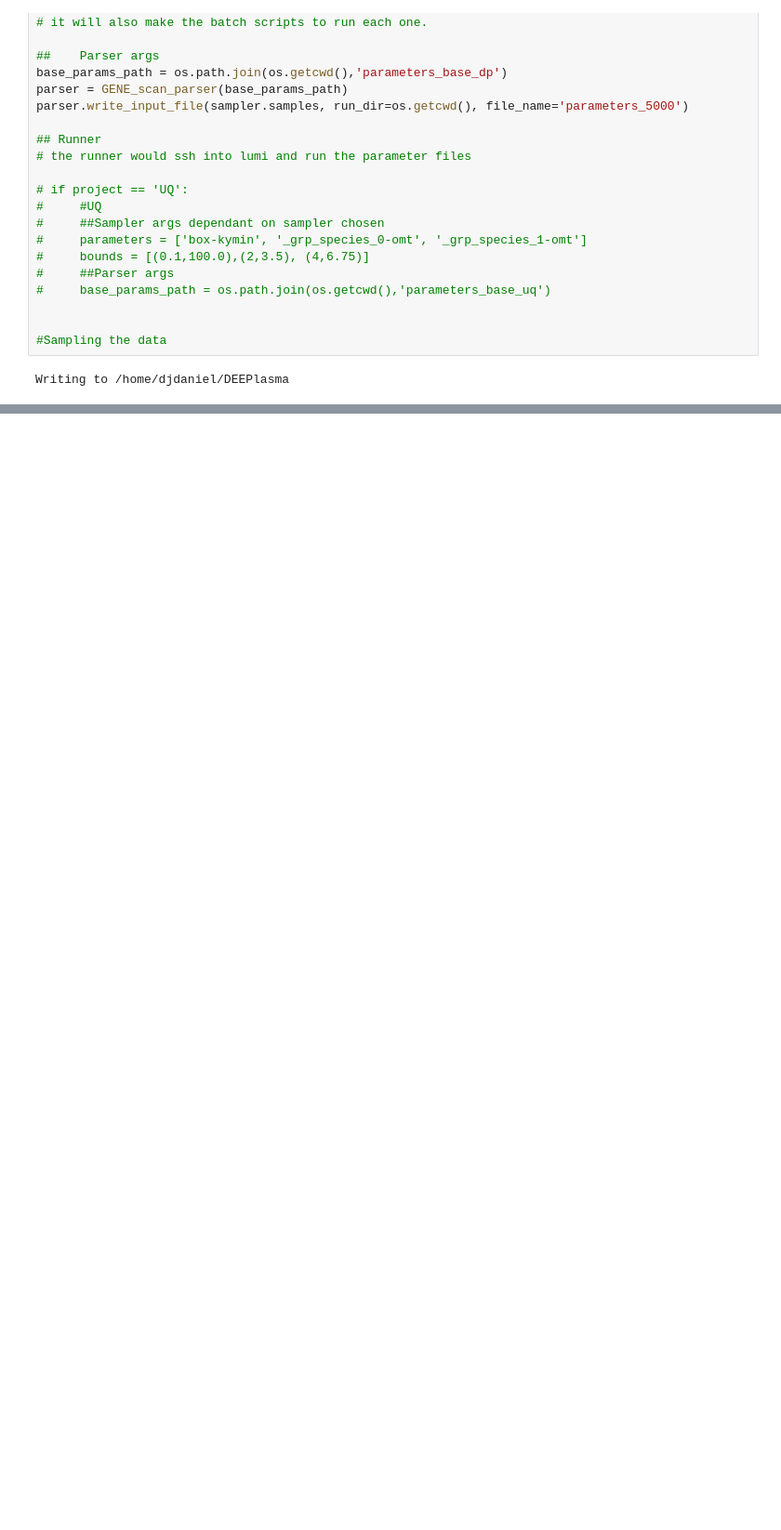
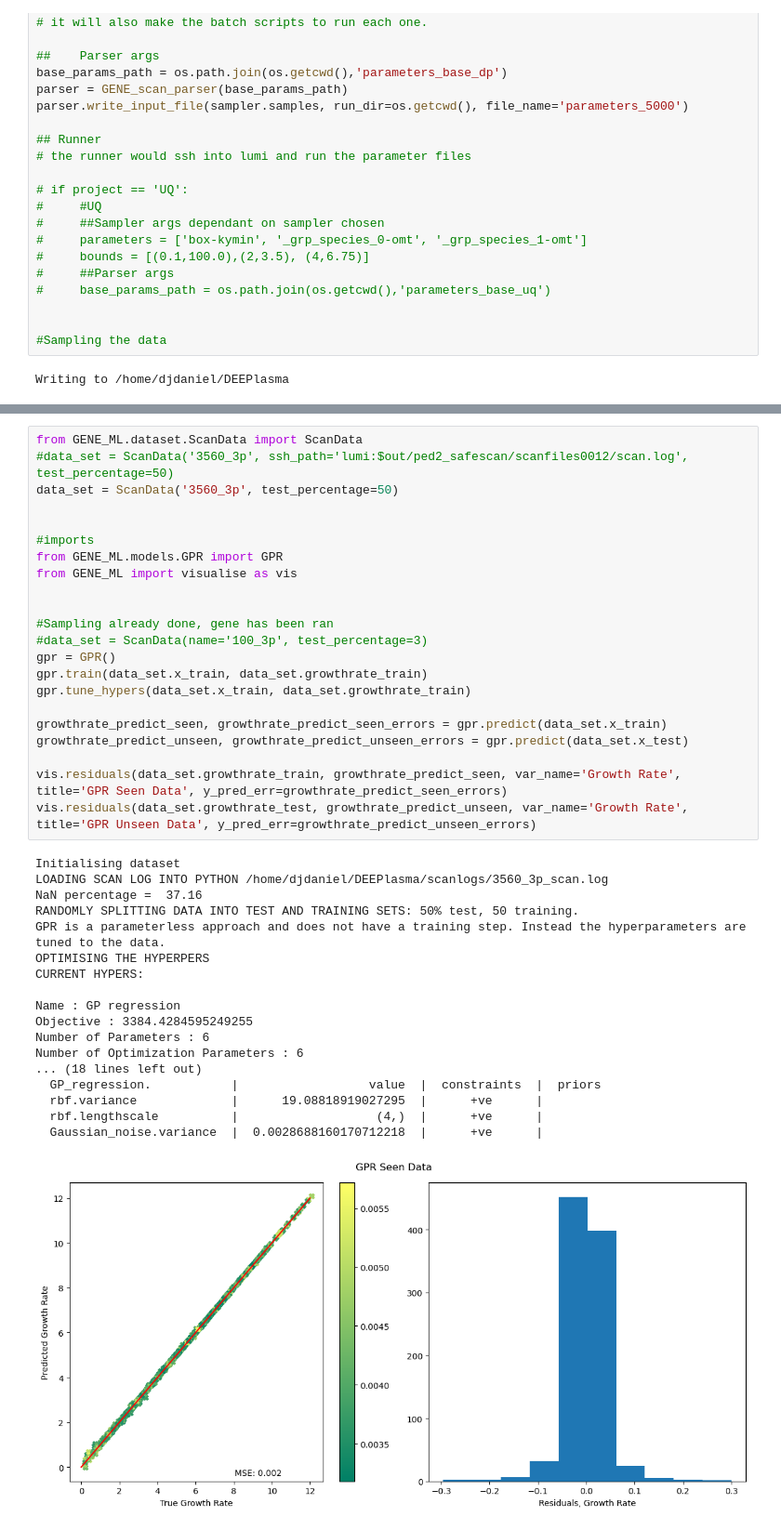
Before and after one commit to DanHarJor/DEEPlasma, a Jupyter notebook: surrogate_pipeline.ipynb, the cells around one changed output, grey strips where cells are left out. Shown at 93% size. Saved outputs shown, nothing was run; the diff lists cells and outputs as text; blank space fills up the shorter version.

```diff
--- a/surrogate_pipeline.ipynb
+++ b/surrogate_pipeline.ipynb
@@ -71,0 +78,41 @@ NaN percentage =  50.0
+# %%
+from GENE_ML.dataset.ScanData import ScanData
+#data_set = ScanData('3560_3p', ssh_path='lumi:$out/ped2_safescan/scanfiles0012/scan.log', test_percentage=50)
+data_set = ScanData('3560_3p', test_percentage=50)
+
+
+#imports
+from GENE_ML.models.GPR import GPR
+from GENE_ML import visualise as vis
+
+
+#Sampling already done, gene has been ran
+#data_set = ScanData(name='100_3p', test_percentage=3)
+gpr = GPR()
+gpr.train(data_set.x_train, data_set.growthrate_train)
+gpr.tune_hypers(data_set.x_train, data_set.growthrate_train)
+
+growthrate_predict_seen, growthrate_predict_seen_errors = gpr.predict(data_set.x_train)
+growthrate_predict_unseen, growthrate_predict_unseen_errors = gpr.predict(data_set.x_test)
+
+vis.residuals(data_set.growthrate_train, growthrate_predict_seen, var_name='Growth Rate', title='GPR Seen Data', y_pred_err=growthrate_predict_seen_errors)
+vis.residuals(data_set.growthrate_test, growthrate_predict_unseen, var_name='Growth Rate', title='GPR Unseen Data', y_pred_err=growthrate_predict_unseen_errors)
+# %% [output]
+Initialising dataset
+LOADING SCAN LOG INTO PYTHON /home/djdaniel/DEEPlasma/scanlogs/3560_3p_scan.log
+NaN percentage =  37.16
+RANDOMLY SPLITTING DATA INTO TEST AND TRAINING SETS: 50% test, 50 training.
+GPR is a parameterless approach and does not have a training step. Instead the hyperparameters are tuned to the data.
+OPTIMISING THE HYPERPERS
+CURRENT HYPERS:
+
+Name : GP regression
+Objective : 3384.4284595249255
+Number of Parameters : 6
+Number of Optimization Parameters : 6
+... (18 lines left out)
+  GP_regression.           |                  value  |  constraints  |  priors
+  rbf.variance             |      19.08818919027295  |      +ve      |
+  rbf.lengthscale          |                   (4,)  |      +ve      |
+  Gaussian_noise.variance  |  0.0028688160170712218  |      +ve      |
+[figure, added]
```
Also changed, not shown: parts of 6 cells of this notebook.
